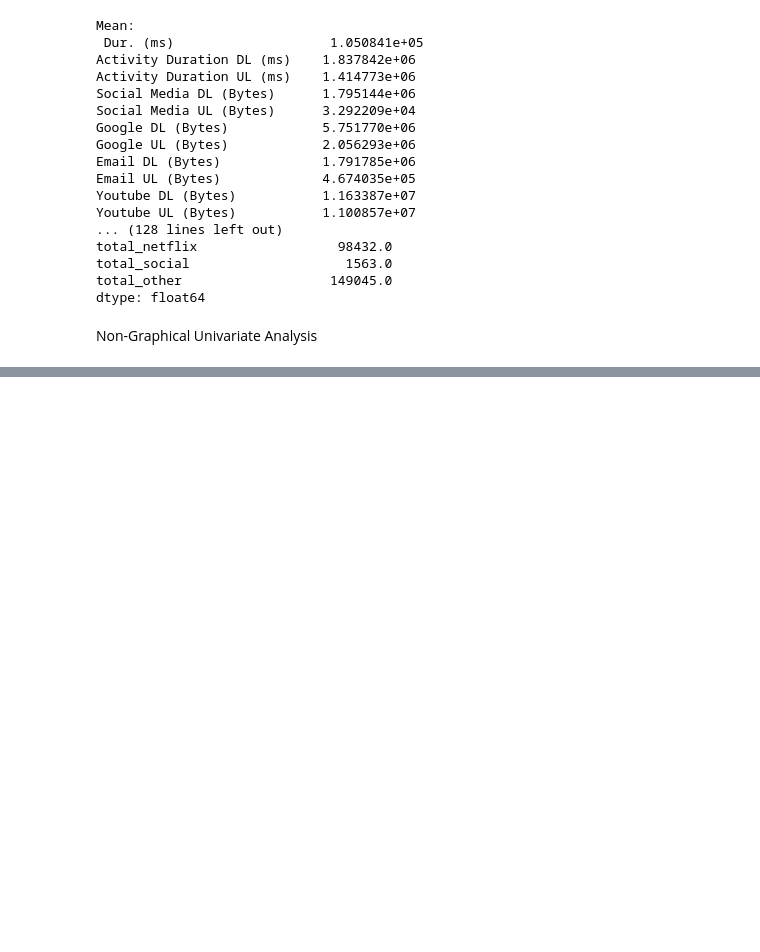
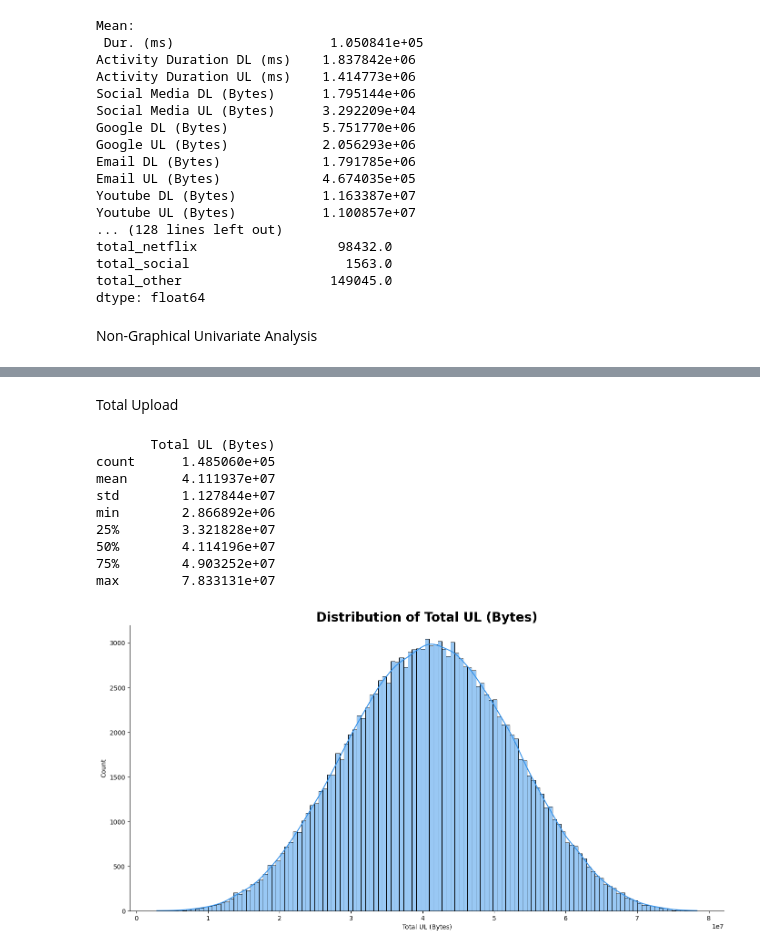
Before and after one commit to brook1167/Telecom-Analysis, a Jupyter notebook: notebooks/User_overview_analysis_task1.ipynb, the cells around one changed output, grey strips where cells are left out. Cells and saved outputs as stored; diff of their text form; code cells hidden in the pictures; blank space fills up the shorter version.

```diff
--- a/notebooks/User_overview_analysis_task1.ipynb
+++ b/notebooks/User_overview_analysis_task1.ipynb
@@ -316,0 +376,17 @@ Graphical Univariate Analysis
+# %% [markdown]
+Total Upload
+# %%
+# Total upload
+print(telecom_df[['Total UL (Bytes)']].describe())
+plot_hist(telecom_df, 'Total UL (Bytes)', '#3492eb')
+# %% [output]
+       Total UL (Bytes)
+count      1.485060e+05
+mean       4.111937e+07
+std        1.127844e+07
+min        2.866892e+06
+25%        3.321828e+07
+50%        4.114196e+07
+75%        4.903252e+07
+max        7.833131e+07
+[figure, added]
```
Also changed, not shown: parts of 26 cells of this notebook.
